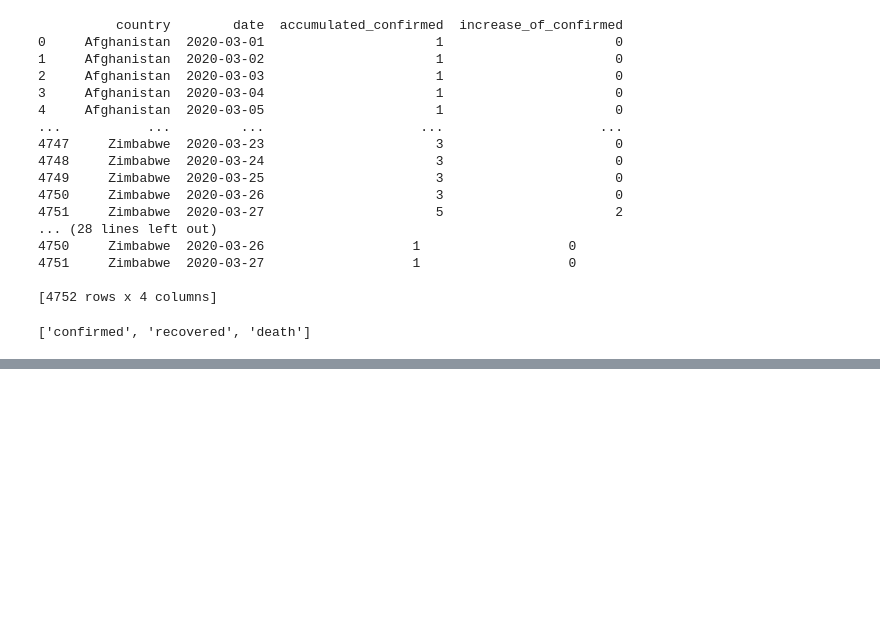
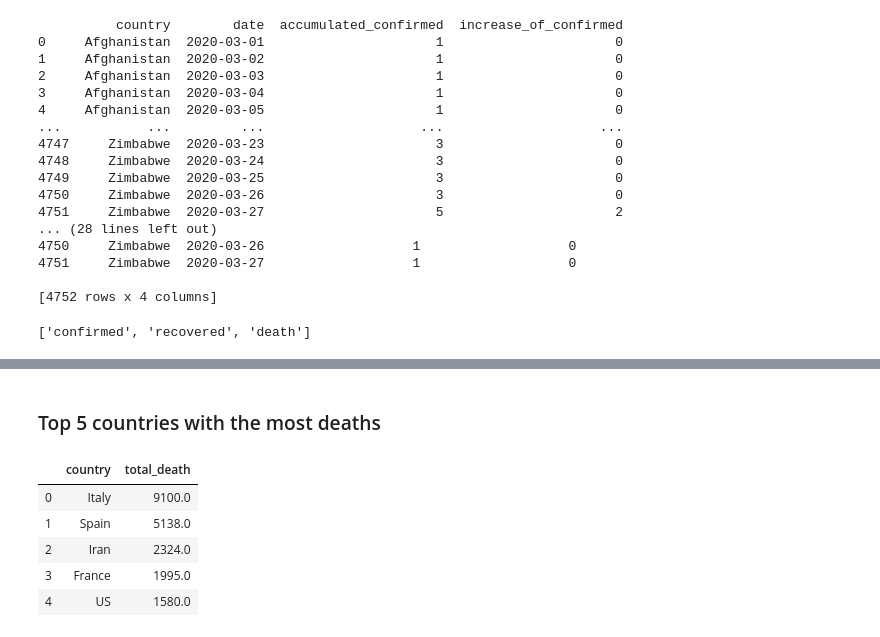
Before and after one commit to Toluwaloshe/ETL-Project-1.5, a Jupyter notebook: 03 - Load/03 - Load.ipynb, the cells around one changed output, grey strips where cells are left out. Cells and saved outputs as stored; diff of their text form; code cells hidden in the pictures; blank space fills up the shorter version.

```diff
--- a/03 - Load/03 - Load.ipynb
+++ b/03 - Load/03 - Load.ipynb
@@ -299,0 +337,17 @@ deaths_cleaned_df.to_sql(name='death', con=engine, if_exists='append', index=Fal
+# %% [markdown]
+### Top 5 countries with the most deaths
+# %%
+pd.read_sql("""
+                                SELECT country, SUM(increase_of_deaths) AS total_death
+                                FROM death
+                                GROUP BY country
+                                ORDER BY SUM(increase_of_deaths) DESC
+                                LIMIT 5
+                                """, con=engine)
+# %% [output]
+|  | country | total_death |
+| 0 | Italy | 9100.0 |
+| 1 | Spain | 5138.0 |
+| 2 | Iran | 2324.0 |
+| 3 | France | 1995.0 |
+| 4 | US | 1580.0 |
```
Also changed, not shown: parts of 8 cells of this notebook, 1 other file.
